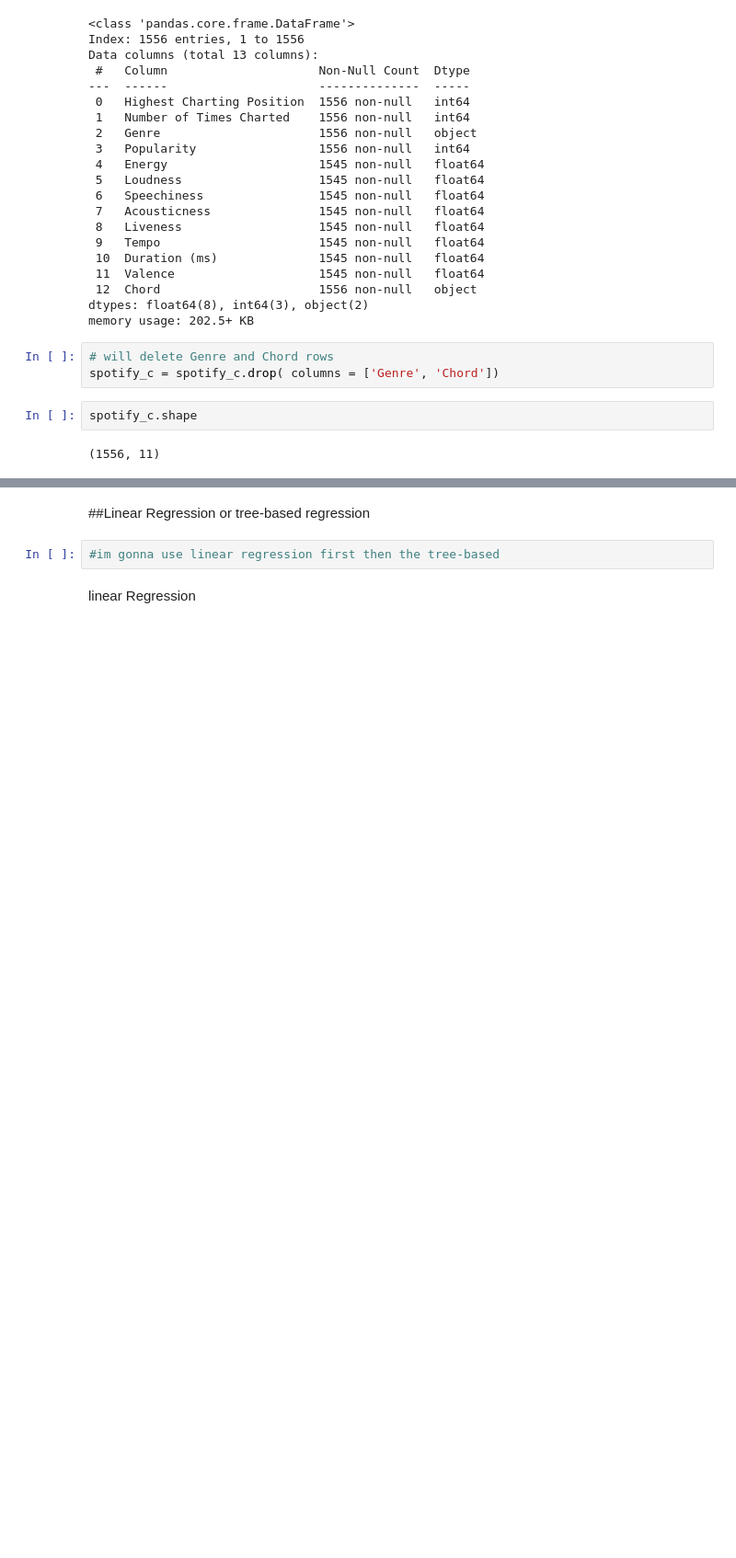
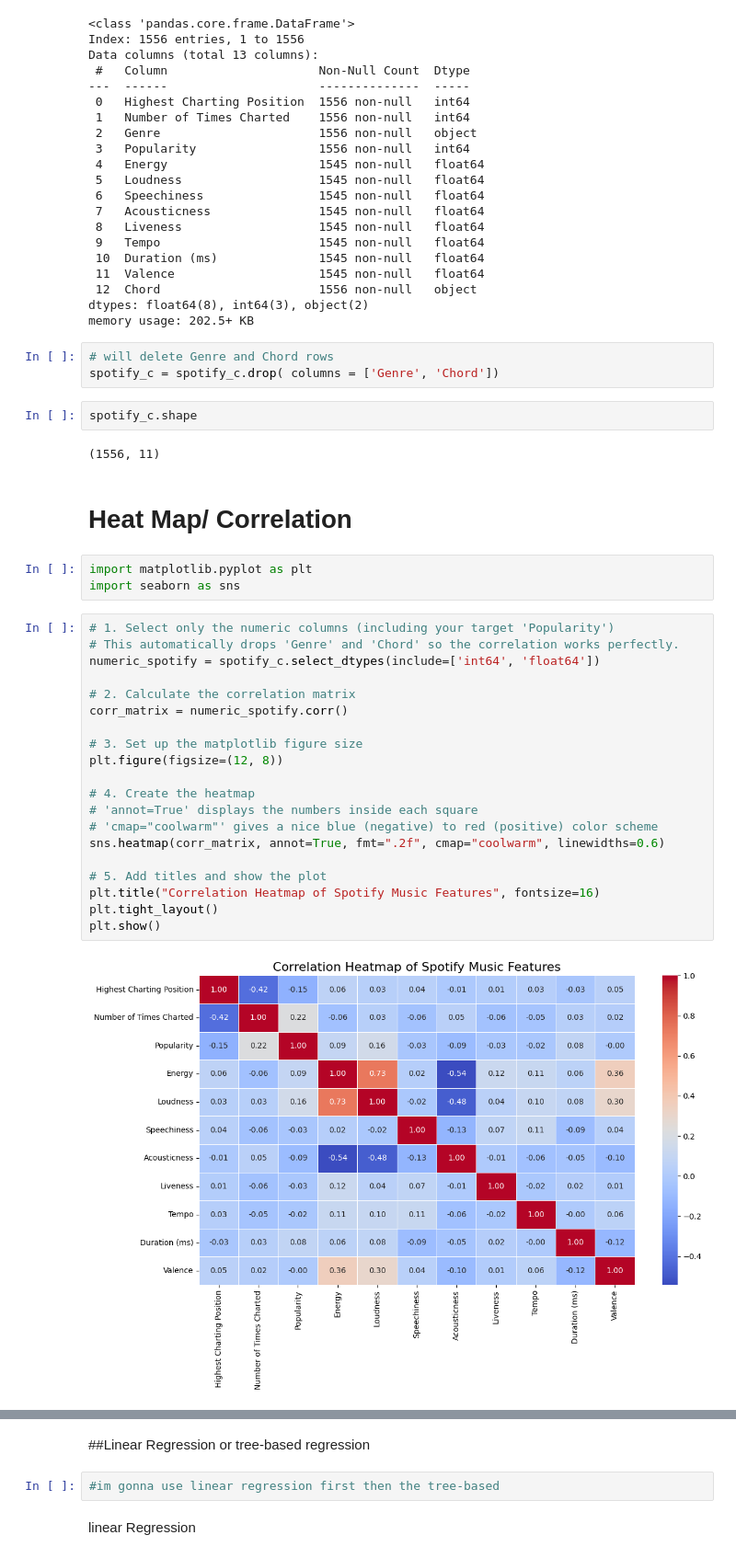
Before and after one commit to test-ds-21/JuanReyesAn___Data-Science-Portfolio-C21, a Jupyter notebook: Projects/Project-4/Spotify.Description.for.Students.ipynb, the cells around one changed output, grey strips where cells are left out. Shown at 92% size. Cells and saved outputs as stored; diff of their text form; blank space fills up the shorter version.

```diff
--- a/Projects/Project-4/Spotify.Description.for.Students.ipynb
+++ b/Projects/Project-4/Spotify.Description.for.Students.ipynb
@@ -375,3 +375,30 @@ spotify_c = spotify_c.drop( columns = ['Genre', 'Chord'])
 spotify_c.shape
 # %% [output]
 (1556, 11)
+# %% [markdown]
+# Heat Map/ Correlation
+# %%
+import matplotlib.pyplot as plt
+import seaborn as sns
+# %%
+# 1. Select only the numeric columns (including your target 'Popularity')
+# This automatically drops 'Genre' and 'Chord' so the correlation works perfectly.
+numeric_spotify = spotify_c.select_dtypes(include=['int64', 'float64'])
+
+# 2. Calculate the correlation matrix
+corr_matrix = numeric_spotify.corr()
+
+# 3. Set up the matplotlib figure size
+plt.figure(figsize=(12, 8))
+
+# 4. Create the heatmap
+# 'annot=True' displays the numbers inside each square
+# 'cmap="coolwarm"' gives a nice blue (negative) to red (positive) color scheme
+sns.heatmap(corr_matrix, annot=True, fmt=".2f", cmap="coolwarm", linewidths=0.6)
+
+# 5. Add titles and show the plot
+plt.title("Correlation Heatmap of Spotify Music Features", fontsize=16)
+plt.tight_layout()
+plt.show()
+# %% [output]
+[figure, added]
```
Also changed, not shown: parts of 26 cells of this notebook.
